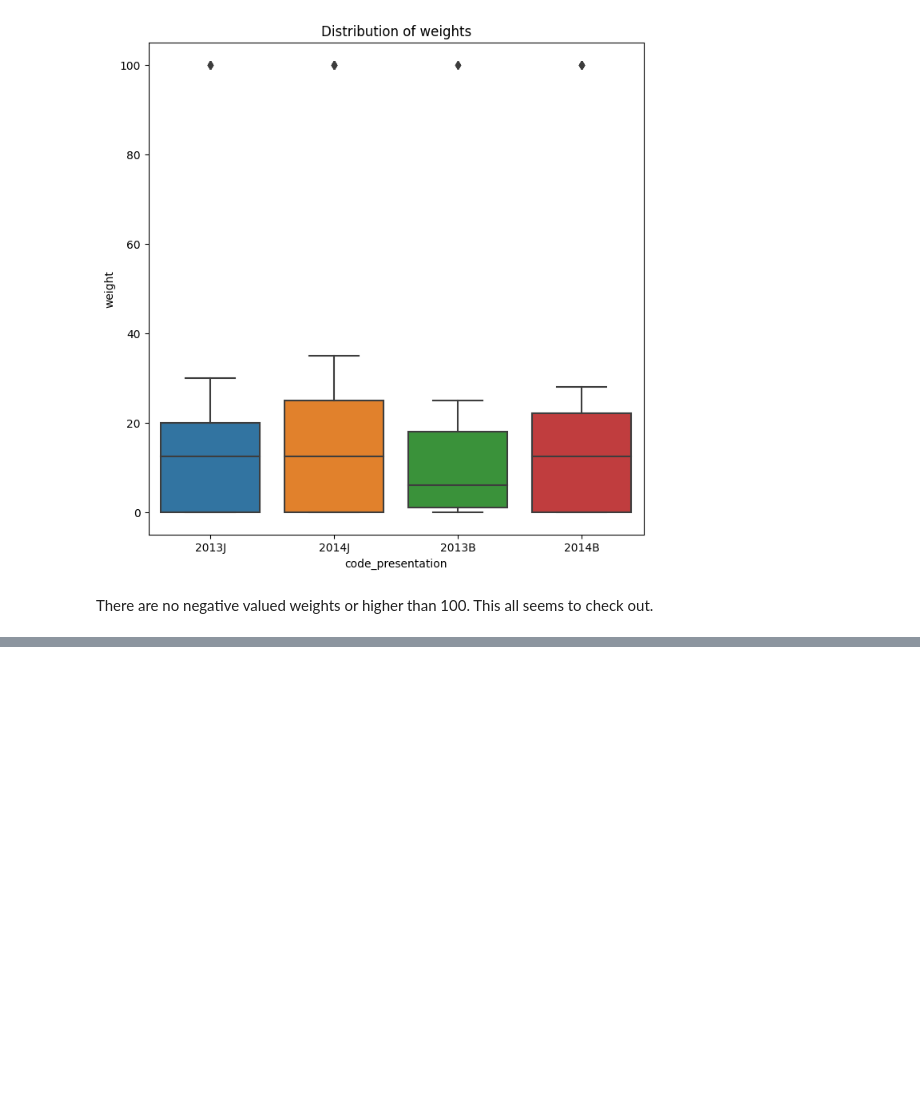
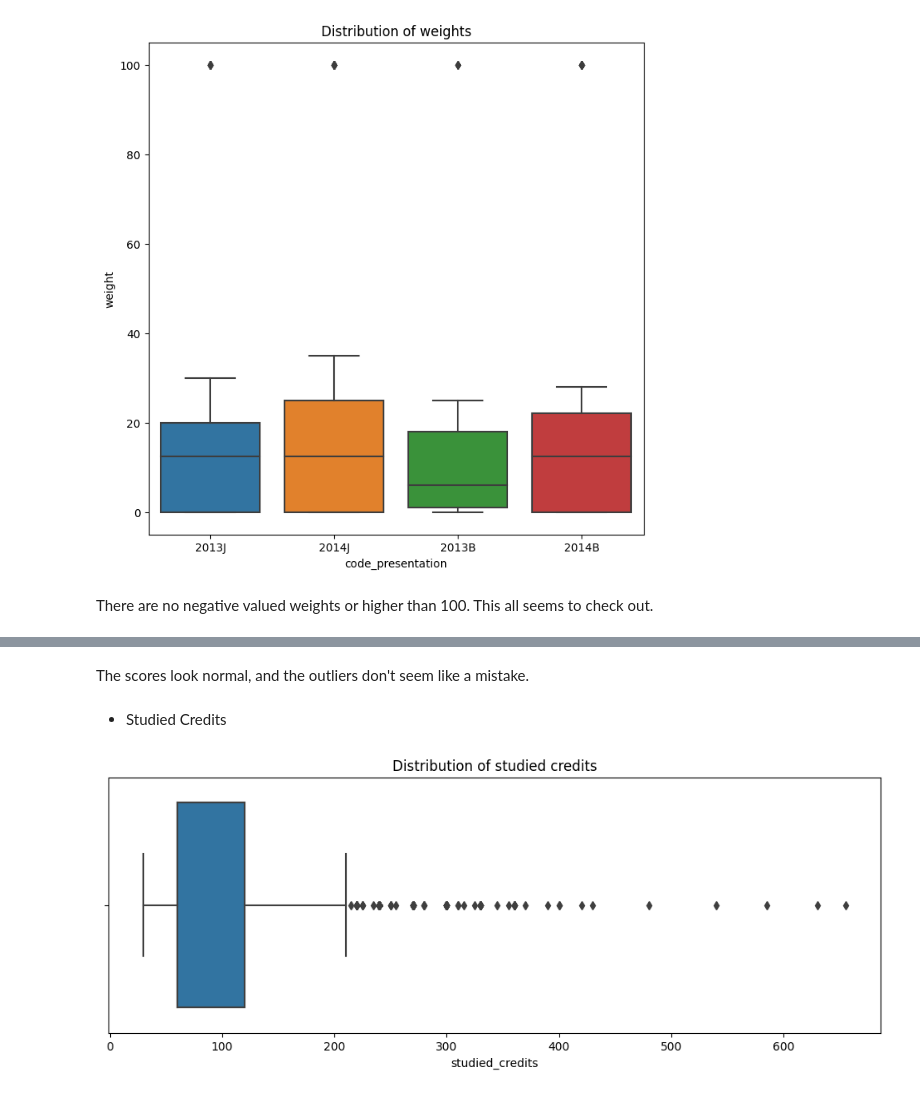
Before and after one commit to randmon/ucll_ti_data_and_ai_group_assignments, a Jupyter notebook: Assignment 2/assignment2.ipynb, the cells around one changed output, grey strips where cells are left out. Drawn from its saved outputs; the diff is of its cells as text; code cells hidden in the pictures; blank space fills up the shorter version.

```diff
--- a/Assignment 2/assignment2.ipynb
+++ b/Assignment 2/assignment2.ipynb
@@ -515,0 +533,10 @@ Now we are going to take a look at the score of student assessments (without the
+# %% [markdown]
+The scores look normal, and the outliers don't seem like a mistake.
+# %% [markdown]
+- Studied Credits
+# %%
+fig, ax = plt.subplots(figsize=(12,4))
+ax.set_title("Distribution of studied credits")
+sns.boxplot(data=student_info_df, x="studied_credits", ax=ax);
+# %% [output]
+[figure, added]
```
Also changed, not shown: parts of 49 cells of this notebook.
